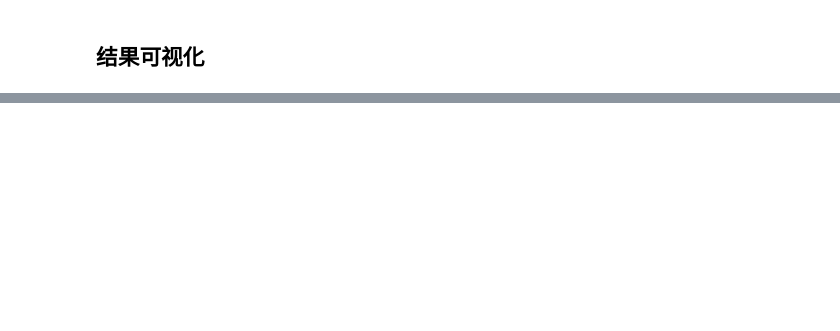
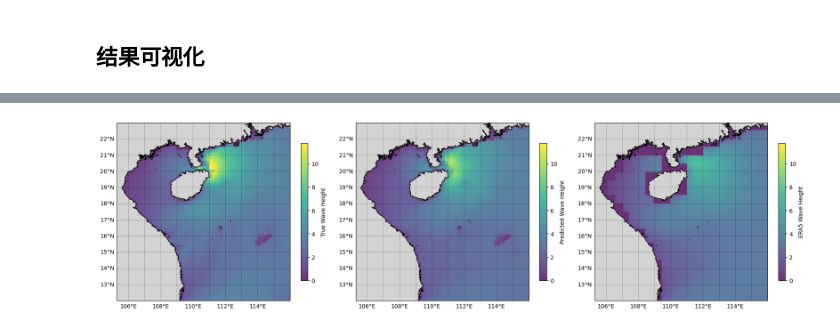
Before and after one commit to yangzhiheng1999/PISON, a Jupyter notebook: main_exame_model_full.ipynb, the cells around one changed output, grey strips where cells are left out. Cells and saved outputs as stored; diff of their text form; code cells hidden in the pictures; blank space fills up the shorter version.

Commit message:
Add the visualization of era5 wave field

```diff
--- a/main_exame_model_full.ipynb
+++ b/main_exame_model_full.ipynb
@@ -100,17 +100,16 @@ def load_mat_variable(
 
 
 # --- 示例调用 ---
-file_path = r"../datas/Environment_202412.mat"
+tc_id = 202412
+file_path = f"../datas/Environment_{tc_id}.mat"
 variable_name = 'Wave'
 case_instance = 130 # 100 & 130 - 201623 Sarika; 100 & 110 - 201723 Khanun; 60 & 150 - 202203 Chaba; 100 & 130 - 202412 yagi
 
 wind_data_mat = load_mat_variable(file_path, 'Wind')
-# wind_data = wind_data_mat[case_instance - 1, :] if wind_data_mat is not None else None
-# print(f"Wind data for case {case_instance}/{wind_data_mat.shape[0]}: {wind_data.shape}")
 
 test_data_mat = load_mat_variable(file_path, variable_name)
-# test_data = test_data_mat[case_instance - 1, :] if test_data_mat is not None else None
-# print(f"{variable_name} data for case {case_instance}/{test_data_mat.shape[0]}: {test_data.shape}")
+
+era5_data_mat = load_mat_variable(f"../datas/wave_era5_{tc_id}.mat", 'Wave_era5')
 # %% [output]
 Successfully loaded 'Wind' (v7.3 HDF5) from '../datas/Environment_202412.mat'.
 Data shape: (180, 4096)
@@ -144,6 +145,10 @@ if variable_name.lower() == 'wave':
     data_2d = test_data_mat.reshape(N, 64, 64).transpose(0, 2, 1)
     true_2d = data_2d[case_instance - 1, :, :].astype(np.float32)  # (64, 64)
     print(f"{variable_name} shape:", true_2d.shape)
+
+    data_2d = era5_data_mat.reshape(N, 64, 64).transpose(0, 2, 1)
+    era5_2d = data_2d[case_instance - 1, :, :].astype(np.float32)  # (64, 64)
+    print(f"ERA5 shape:", era5_2d.shape)
 # %% [output]
 Wind combined shape: (1, 2, 64, 64)
 Wave shape: (64, 64)
@@ -516,30 +460,14 @@ LONGITUDE_FORMATTER = LongitudeFormatter()
 LATITUDE_FORMATTER = LatitudeFormatter()
 
 # 对比图：预测 vs 真实（子图）
-fig, (ax1, ax2) = plt.subplots(1, 2, subplot_kw={'projection': ccrs.PlateCarree()}, figsize=(12, 6))
+fig, (ax1, ax2, ax3) = plt.subplots(1, 3, subplot_kw={'projection': ccrs.PlateCarree()}, figsize=(18, 6))
 
-# 真实场
+# ----------------------------真实场 ax1----------------------------
 ax1.set_extent([105.3, 116.0, 12.0, 23.0], crs=ccrs.PlateCarree())
 # pcolormesh for wave height
-if variable_name.lower() == 'current':
-    true_sample_abs = np.sqrt(true_2d[0]**2 + true_2d[1]**2)  # 计算流速幅值
-    im_true = ax1.pcolormesh(X, Y, true_sample_abs, cmap='viridis', transform=ccrs.PlateCarree(), alpha=0.8, shading='auto', zorder=1)
-    plt.colorbar(im_true, ax=ax1, orientation='vertical', label='True Current Speed', shrink=0.6)
-    # ax1.set_title('True Current Field', fontsize=14, pad=20)
-
-    # Quiver for current vectors (subsample to avoid overcrowding)
-    Uq = true_2d[0][::skip, ::skip]
-    Vq = true_2d[1][::skip, ::skip]
-    ax1.quiver(Xq, Yq, Uq, Vq, transform=ccrs.PlateCarree(), scale=10, width=0.003, color='black', alpha=0.7, zorder=2)  # Adjust scale as needed
-    # Normalize vectors to length 1
-    '''magnitude = np.sqrt(Uq**2 + Vq**2)
-    Uq_norm = Uq / magnitude
-    Vq_norm = Vq / magnitude
-    ax1.quiver(Xq, Yq, Uq_norm, Vq_norm, transform=ccrs.PlateCarree(), scale=30, width=0.003, color='black', alpha=0.7, zorder=2)  # Adjust scale as needed'''
-else:
-    im_true = ax1.pcolormesh(X, Y, true_2d, cmap='viridis', transform=ccrs.PlateCarree(), alpha=0.8, shading='auto', zorder=1)
-    plt.colorbar(im_true, ax=ax1, orientation='vertical', label=f'True {variable_name.capitalize()} Height', shrink=0.6)
-    # ax1.set_title(f'True {variable_name.capitalize()} Field', fontsize=14, pad=20)
+im_true = ax1.pcolormesh(X, Y, true_2d, cmap='viridis', transform=ccrs.PlateCarree(), alpha=0.8, shading='auto', zorder=1)
+plt.colorbar(im_true, ax=ax1, orientation='vertical', label=f'True {variable_name.capitalize()} Height', shrink=0.6)
+# ax1.set_title(f'True {variable_name.capitalize()} Field', fontsize=14, pad=20)
 ax1.add_feature(cfeature.LAND, facecolor='lightgray', edgecolor='black', zorder=2)
 # 可选：为真实场也设置 clim（默认已匹配数据范围）
 # im_true.set_clim(vmin=im_true.get_array().min(), vmax=im_true.get_array().max())
@@ -553,51 +481,58 @@ gl1.ylocator = plt.FixedLocator(np.arange(12, 24, 1))
 gl1.xformatter = LONGITUDE_FORMATTER
 gl1.yformatter = LATITUDE_FORMATTER
 
-# 预测场
+# ----------------------------预测场 ax2----------------------------
 ax2.set_extent([105.3, 116.0, 12.0, 23.0], crs=ccrs.PlateCarree())
 # pcolormesh for wave height
-if variable_name.lower() == 'current':
-    env_pred_np_abs = np.sqrt(env_pred_np[0]**2 + env_pred_np[1]**2)  # 计算流速幅值
-    im_pred = ax2.pcolormesh(X, Y, env_pred_np_abs, cmap='viridis', transform=ccrs.PlateCarree(), alpha=0.8, shading='auto', zorder=1)
-    # ax2.set_title('Predicted Current Field', fontsize=14, pad=20)
-    fig.colorbar(im_pred, ax=ax2, orientation='vertical', label='Current Speed', shrink=0.6)
-
-    # Quiver for current vectors (subsample to avoid overcrowding)
-    Uq = env_pred_np[0][::skip, ::skip]
-    Vq = env_pred_np[1][::skip, ::skip]
-    ax2.quiver(Xq, Yq, Uq, Vq, transform=ccrs.PlateCarree(), scale=10, width=0.003, color='black', alpha=0.7, zorder=2)  # Adjust scale as needed
-    # Normalize vectors to length 1
-    '''magnitude = np.sqrt(Uq**2 + Vq**2)
-    Uq_norm = Uq / magnitude
-    Vq_norm = Vq / magnitude
-    ax2.quiver(Xq, Yq, Uq_norm, Vq_norm, transform=ccrs.PlateCarree(), scale=30, width=0.003, color='black', alpha=0.7, zorder=2)  # Adjust scale as needed'''
-else:
-    im_pred = ax2.pcolormesh(X, Y, env_pred_np, cmap='viridis', transform=ccrs.PlateCarree(), alpha=0.8, shading='auto', zorder=1)
-    # ax2.set_title(f'Predicted {variable_name.capitalize()} Field', fontsize=14, pad=20)
-    fig.colorbar(im_pred, ax=ax2, orientation='vertical', label=f'{variable_name.capitalize()} Height', shrink=0.6)
+im_pred = ax2.pcolormesh(X, Y, env_pred_np, cmap='viridis', transform=ccrs.PlateCarree(), alpha=0.8, shading='auto', zorder=1)
+# ax2.set_title(f'Predicted {variable_name.capitalize()} Field', fontsize=14, pad=20)
+fig.colorbar(im_pred, ax=ax2, orientation='vertical', label=f'Predicted {variable_name.capitalize()} Height', shrink=0.6)
 ax2.add_feature(cfeature.LAND, facecolor='lightgray', edgecolor='black', zorder=2)
 # 添加colorbar并设置范围，与真实场一致（在 im_pred 上调用 set_clim）
 im_pred.set_clim(vmin=im_true.get_clim()[0], vmax=im_true.get_clim()[1])  # 修复：移到 im_pred 上
 gl2 = ax2.gridlines(draw_labels=True, linewidth=0.5, color='black', alpha=0.5, linestyle='--')
 gl2.top_labels = False
 gl2.right_labels = False
 gl2.xlabels_top = False
 gl2.ylabels_right = False
 gl2.xlocator = plt.FixedLocator(np.arange(105, 117, 1))
 gl2.ylocator = plt.FixedLocator(np.arange(12, 24, 1))
 gl2.xformatter = LONGITUDE_FORMATTER
 gl2.yformatter = LATITUDE_FORMATTER
 
+# ----------------------------ERA5 ax3----------------------------
+ax3.set_extent([105.3, 116.0, 12.0, 23.0], crs=ccrs.PlateCarree())
+# pcolormesh for wave height
+im_era5 = ax3.pcolormesh(X, Y, era5_2d, cmap='viridis', transform=ccrs.PlateCarree(), alpha=0.8, shading='auto', zorder=1)
+plt.colorbar(im_era5, ax=ax3, orientation='vertical', label=f'ERA5 {variable_name.capitalize()} Height', shrink=0.6)
+# ax3.set_title(f'ERA5 {variable_name.capitalize()} Field', fontsize=14, pad=20)
+ax3.add_feature(cfeature.LAND, facecolor='lightgray', edgecolor='black', zorder=2)
+# 可选：为真实场也设置 clim（默认已匹配数据范围）
+im_era5.set_clim(vmin=im_true.get_clim()[0], vmax=im_true.get_clim()[1])  # 修复：移到 im_pred 上
+gl3 = ax3.gridlines(draw_labels=True, linewidth=0.5, color='black', alpha=0.5, linestyle='--')
+gl3.top_labels = False
+gl3.right_labels = False
+gl3.xlabels_top = False
+gl3.ylabels_right = False
+gl3.xlocator = plt.FixedLocator(np.arange(105, 117, 1))
+gl3.ylocator = plt.FixedLocator(np.arange(12, 24, 1))
+gl3.xformatter = LONGITUDE_FORMATTER
+gl3.yformatter = LATITUDE_FORMATTER
+
+
+# ----------------------------输出----------------------------
 plt.tight_layout()
 plt.show()
 
 # 打印对比统计
 mse = np.mean((env_pred_np - true_2d)**2)
 mae = np.mean(np.abs(env_pred_np - true_2d))
 correlation = np.corrcoef(env_pred_np.flatten(), true_2d.flatten())[0, 1]
 print(f"MSE: {mse:.4f}, MAE: {mae:.4f}")
 print(f"Correlation: {correlation:.4f}")
 
 # 高值区域 MAE
 high_region = true_2d > np.percentile(true_2d, 90)
 print(f"高值区 MAE: {np.mean(np.abs(env_pred_np[high_region] - true_2d[high_region])):.4f}")
+# %% [output]
+[figure, added]
```
Also changed, not shown: parts of 11 cells of this notebook.
